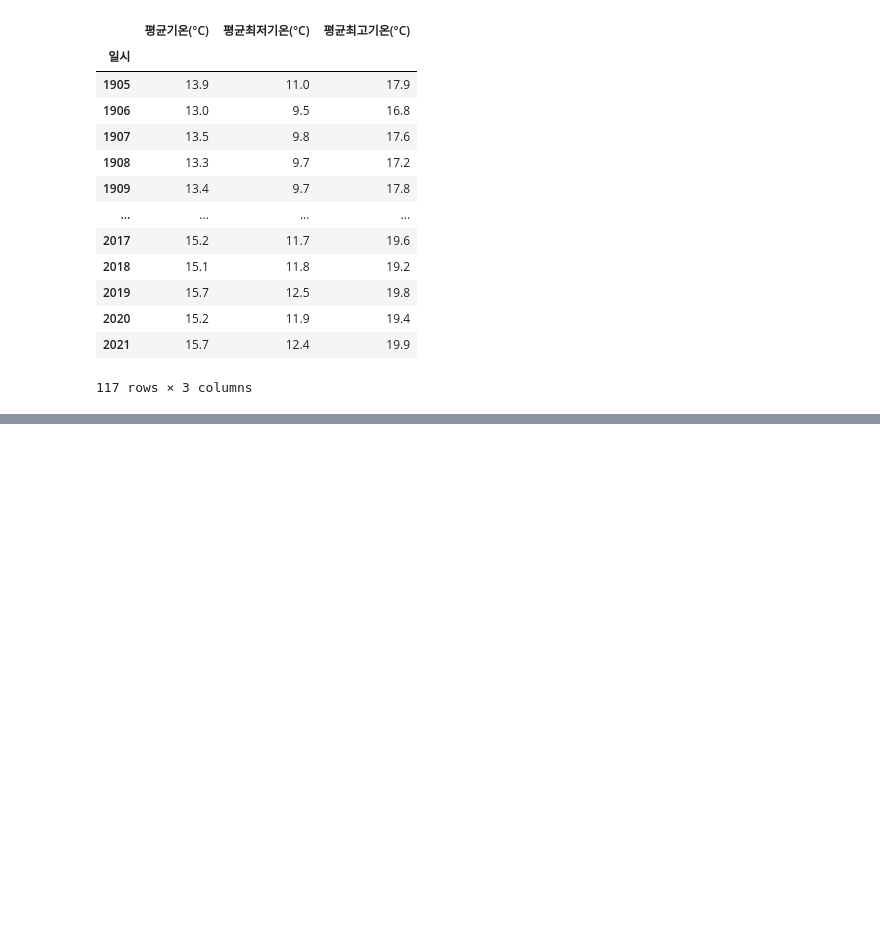
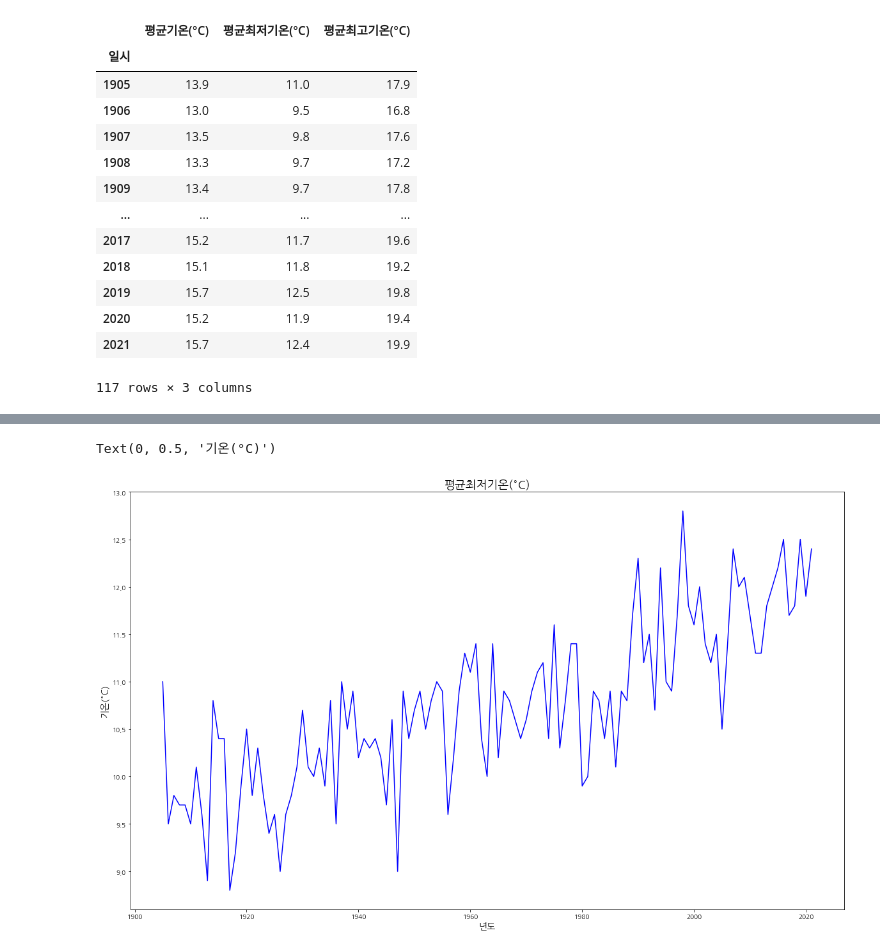
Before and after one commit to Jo-Minseok/global-warming-100year, a Jupyter notebook: Global_Warming.ipynb, the cells around one changed output, grey strips where cells are left out. Saved outputs shown, nothing was run; the diff lists cells and outputs as text; code cells hidden in the pictures; blank space fills up the shorter version.

```diff
--- a/Global_Warming.ipynb
+++ b/Global_Warming.ipynb
@@ -306,0 +89,9 @@ print('-' * 40)
+# %%
+plt.figure(figsize = (20, 12))
+plt.plot(x, y2, 'b')
+plt.title('평균최저기온(°C)', fontsize = 18)
+plt.xlabel('년도', fontsize = 14)
+plt.ylabel('기온(°C)', fontsize = 14)
+# %% [output]
+Text(0, 0.5, '기온(°C)')
+[figure, added]
```
Also changed, not shown: parts of 44 cells of this notebook.
